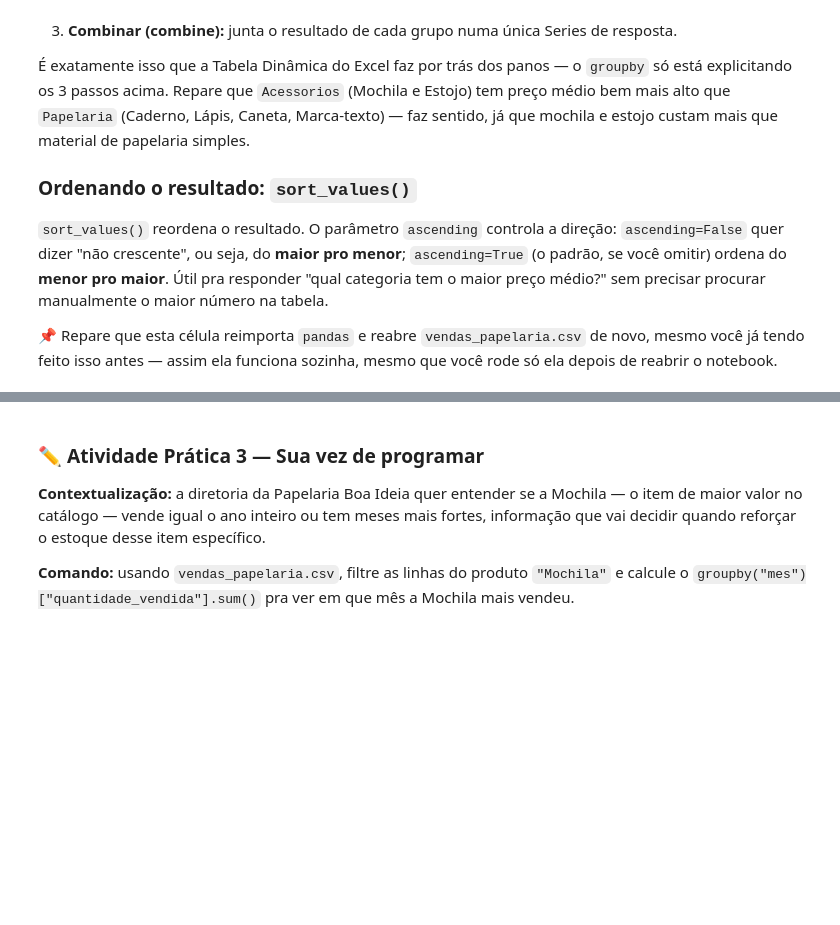
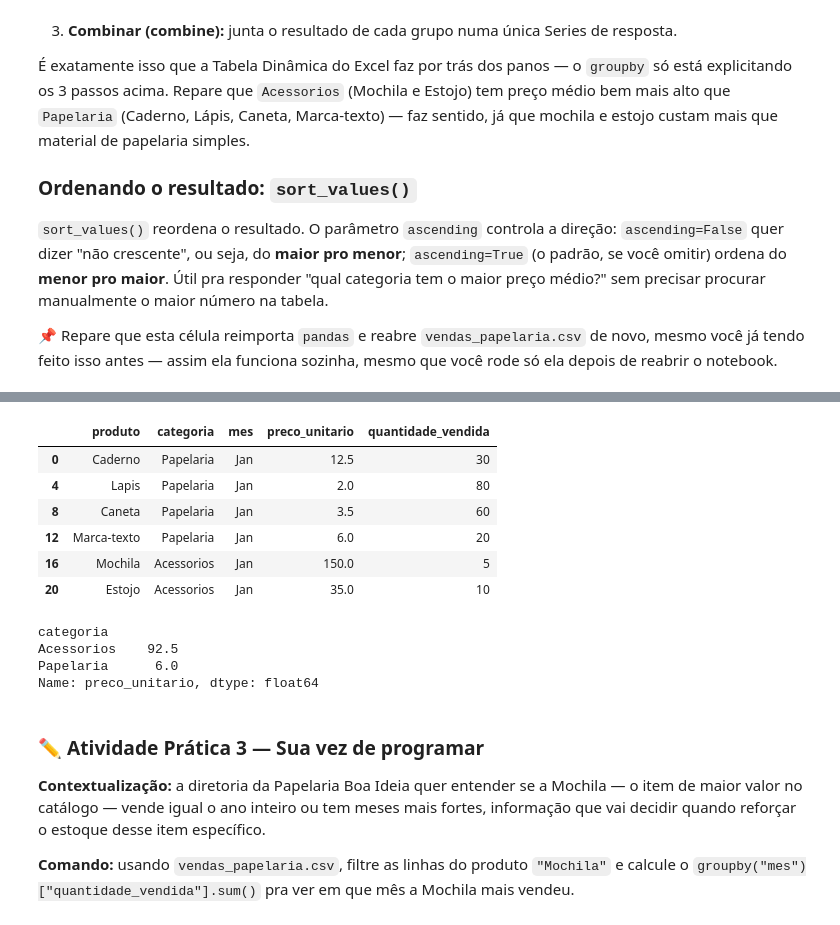
Before and after one commit to claudinha08/analise-de-dados-python, a Jupyter notebook: Semana05/Aluno/notebook_colab.ipynb, the cells around one changed output, grey strips where cells are left out. Drawn from its saved outputs; the diff is of its cells as text; code cells hidden in the pictures; blank space fills up the shorter version.

```diff
--- a/Semana05/Aluno/notebook_colab.ipynb
+++ b/Semana05/Aluno/notebook_colab.ipynb
@@ -425,3 +630,38 @@ display(preco_medio_por_categoria.sort_values(ascending=False))
+# %%
+#resultado
+import pandas as pd
+from IPython.display import display
+
+#importar a base de dados
+vendas = pd.read_csv("dataset/vendas_papelaria.csv")
+
+#remover produtos duplicados
+produtos_unicos = vendas.drop_duplicates(subset=["produto"]) #o código desta forma esta retornando apenas 1 produto por categoria
+display(produtos_unicos)
+
+#agrupar os dados por categoria
+
+# Média do preco_unitario agrupada por Produto
+preco_medio_por_categoria = (
+    produtos_unicos
+    .groupby('categoria')['preco_unitario'] #Agrupar os dados por categoria
+    .mean() #Calcular a média do preço unitário
+)
+
+#Exibir os resultados em ordem decrescente
+display(preco_medio_por_categoria.sort_values(ascending=False))
+# %% [output]
+|  | produto | categoria | mes | preco_unitario | quantidade_vendida |
+| 0 | Caderno | Papelaria | Jan | 12.5 | 30 |
+| 4 | Lapis | Papelaria | Jan | 2.0 | 80 |
+| 8 | Caneta | Papelaria | Jan | 3.5 | 60 |
+| 12 | Marca-texto | Papelaria | Jan | 6.0 | 20 |
+| 16 | Mochila | Acessorios | Jan | 150.0 | 5 |
+| 20 | Estojo | Acessorios | Jan | 35.0 | 10 |
+categoria
+Acessorios    92.5
+Papelaria      6.0
+Name: preco_unitario, dtype: float64
 # %% [markdown]
 ### ✏️ Atividade Prática 3 — Sua vez de programar
 
```
Also changed, not shown: parts of 35 cells of this notebook, 11 other files.
